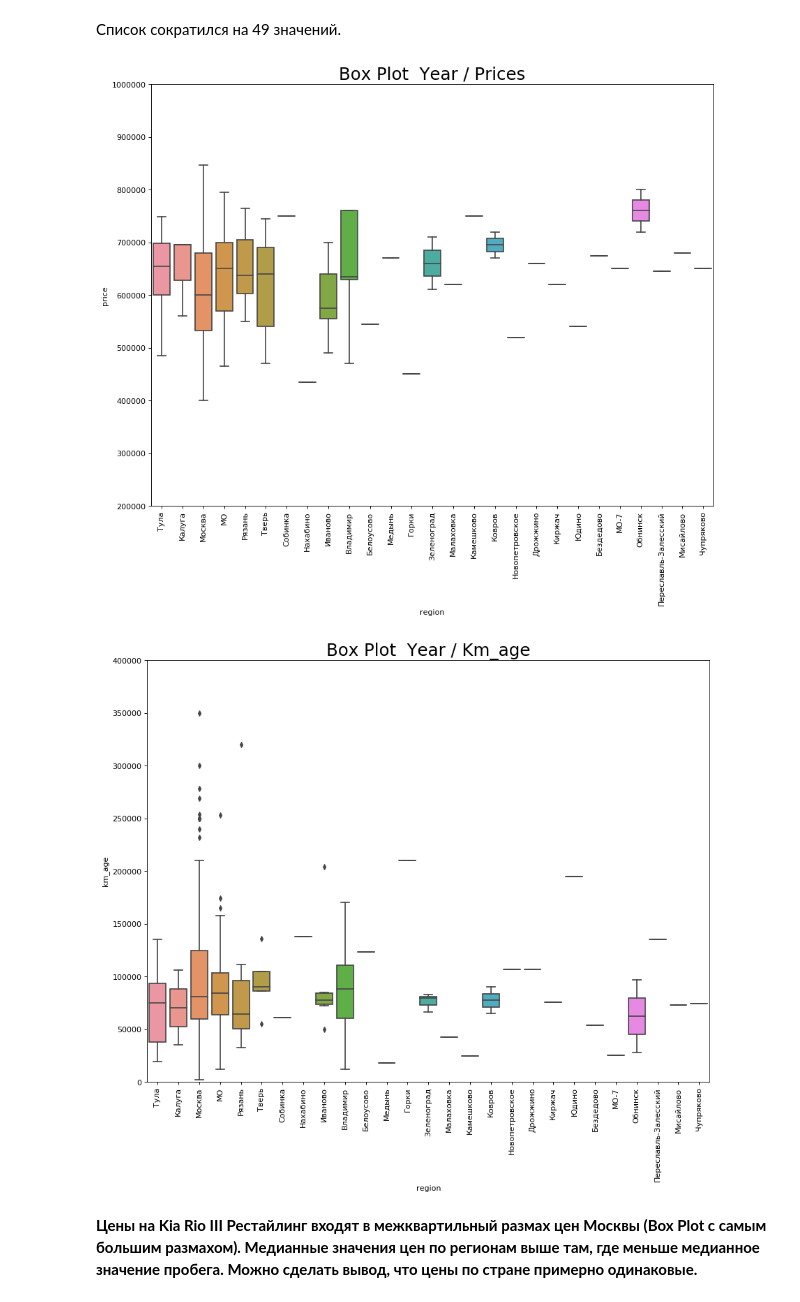
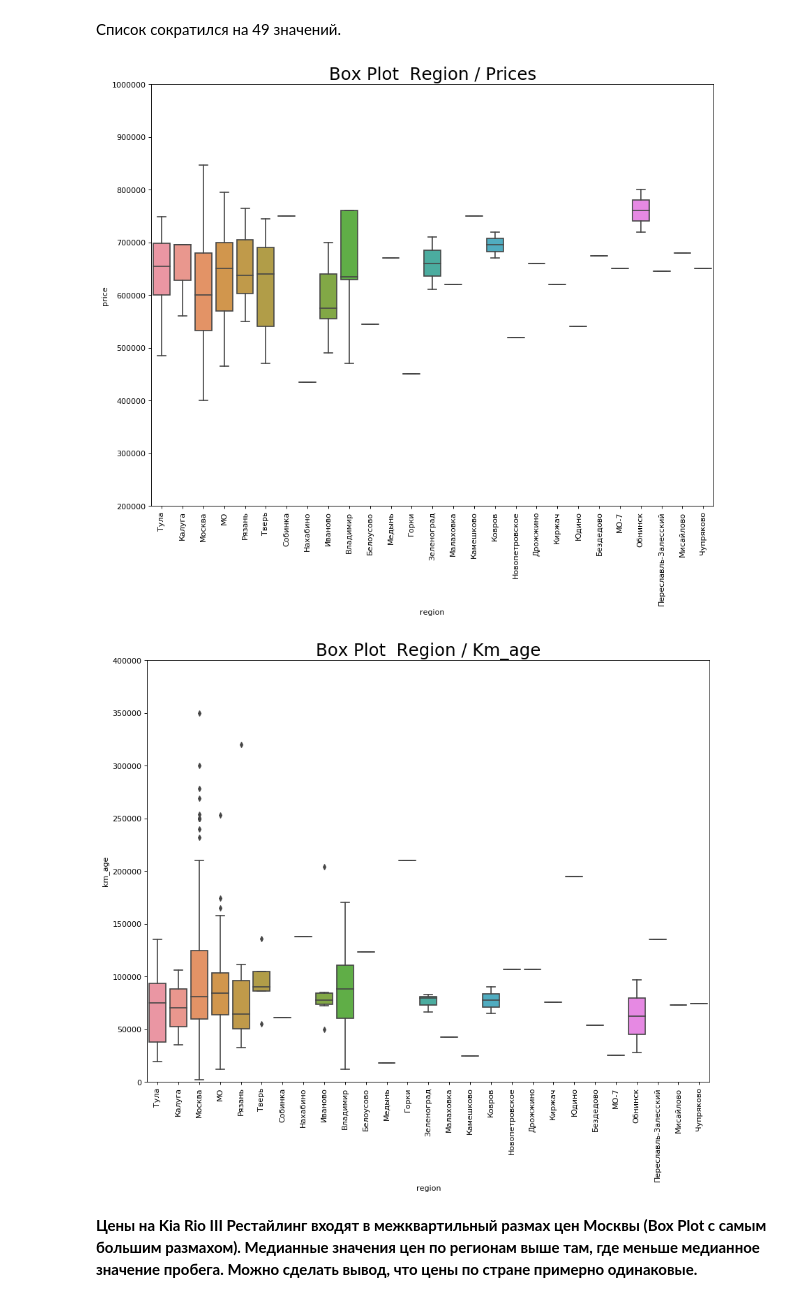
Before and after one commit to FelixMusic/myprojects, a Jupyter notebook: Auto_EDA_final.ipynb, the cells around one changed output. Drawn from its saved outputs; the diff is of its cells as text; code cells hidden in the pictures.

```diff
--- a/Auto_EDA_final.ipynb
+++ b/Auto_EDA_final.ipynb
@@ -298,25 +298,25 @@ len(auto_data['region'].unique())
 # %%
 # Построим Box Plot цены по регионам для модели 'Kia Rio III Рестайлинг'
 
 # Draw Plot
 plt.figure(figsize=(13,10), dpi= 80)
 sns.boxplot(x='region', y='price', data=auto_data.loc[auto_data['model'] == 'Kia Rio III Рестайлинг'], notch=False)
 plt.xticks(rotation=90)
 
 # Add N Obs inside boxplot (optional)
 def add_n_obs(df,group_col,y):
     medians_dict = {grp[0]:grp[1][y].median() for grp in df.groupby(group_col)}
     xticklabels = [x.get_text() for x in plt.gca().get_xticklabels()]
     n_obs = df.groupby(group_col)[y].size().values
 
 add_n_obs(auto_data.loc[auto_data['model'] == 'Kia Rio III Рестайлинг'],group_col='year', y='price')
 
 # Decoration
-plt.title('Box Plot  Year / Prices', fontsize=22)
+plt.title('Box Plot  Region / Prices', fontsize=22)
 plt.ylim(200000, 1000000)
 plt.show()
 # %% [output]
-[figure, old version]
+[figure, new version]
 # %%
 # Построим Box Plot пробегов по регионам для модели 'Kia Rio III Рестайлинг'
 
@@ -334,11 +334,11 @@ def add_n_obs(df,group_col,y):
 add_n_obs(auto_data.loc[auto_data['model'] == 'Kia Rio III Рестайлинг'],group_col='year', y='km_age')
 
 # Decoration
-plt.title('Box Plot  Year / Km_age', fontsize=22)
+plt.title('Box Plot  Region / Km_age', fontsize=22)
 plt.ylim(0, 400000)
 plt.show()
 # %% [output]
-[figure, old version]
+[figure, new version]
 # %% [markdown]
 **Цены на Kia Rio III Рестайлинг входят в межквартильный размах цен Москвы (Box Plot с самым большим размахом).
 Медианные значения цен по регионам выше там, где меньше медианное значение пробега.
```
Also changed, not shown: parts of 4 cells of this notebook.
